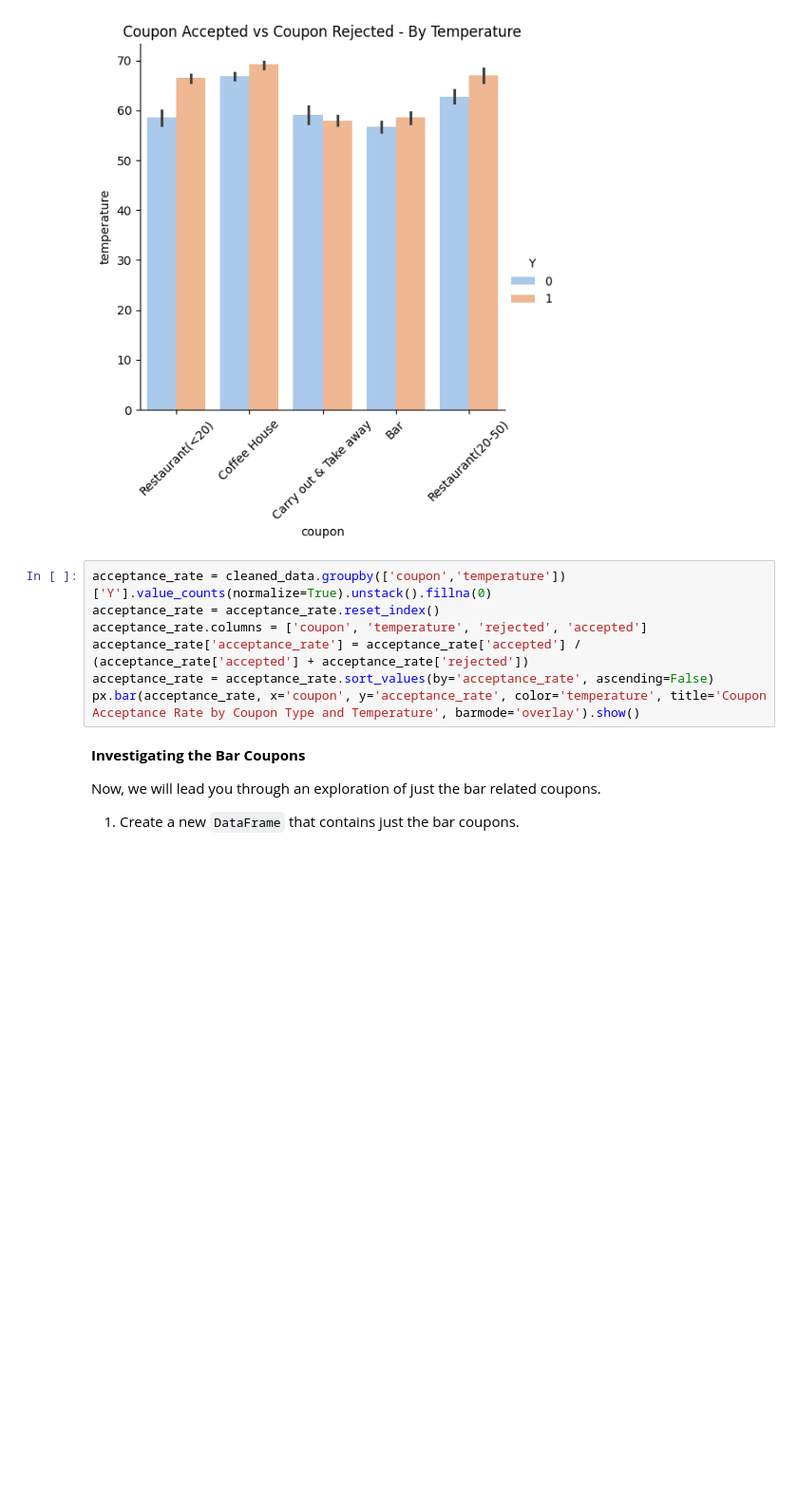
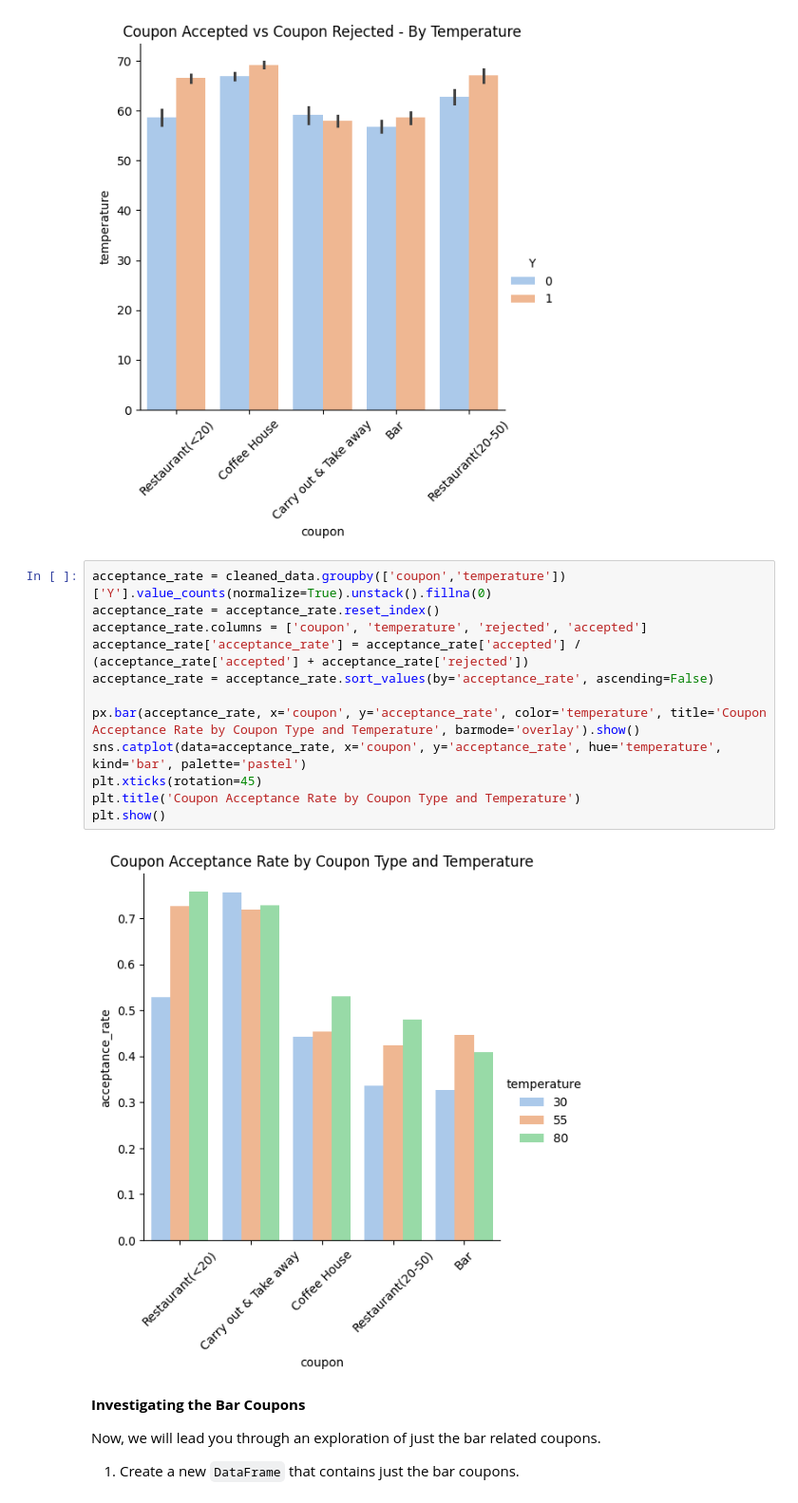
Before and after one commit to ArunKumarGanesan716/UC-B-Assignment-1, a Jupyter notebook: prompt.ipynb, the cells around one changed output. Shown at 95% size. Cells and saved outputs as stored; diff of their text form; blank space fills up the shorter version.

```diff
--- a/prompt.ipynb
+++ b/prompt.ipynb
@@ -322,10 +337,17 @@ plt.show()
 # %%
 acceptance_rate = cleaned_data.groupby(['coupon','temperature'])['Y'].value_counts(normalize=True).unstack().fillna(0)
 acceptance_rate = acceptance_rate.reset_index()
 acceptance_rate.columns = ['coupon', 'temperature', 'rejected', 'accepted']
 acceptance_rate['acceptance_rate'] = acceptance_rate['accepted'] / (acceptance_rate['accepted'] + acceptance_rate['rejected'])
 acceptance_rate = acceptance_rate.sort_values(by='acceptance_rate', ascending=False)
+
 px.bar(acceptance_rate, x='coupon', y='acceptance_rate', color='temperature', title='Coupon Acceptance Rate by Coupon Type and Temperature', barmode='overlay').show()
+sns.catplot(data=acceptance_rate, x='coupon', y='acceptance_rate', hue='temperature', kind='bar', palette='pastel')
+plt.xticks(rotation=45)
+plt.title('Coupon Acceptance Rate by Coupon Type and Temperature')
+plt.show()
+# %% [output]
+[figure, added]
 # %% [markdown]
 **Investigating the Bar Coupons**
 
```
Also changed, not shown: parts of 11 cells of this notebook.
